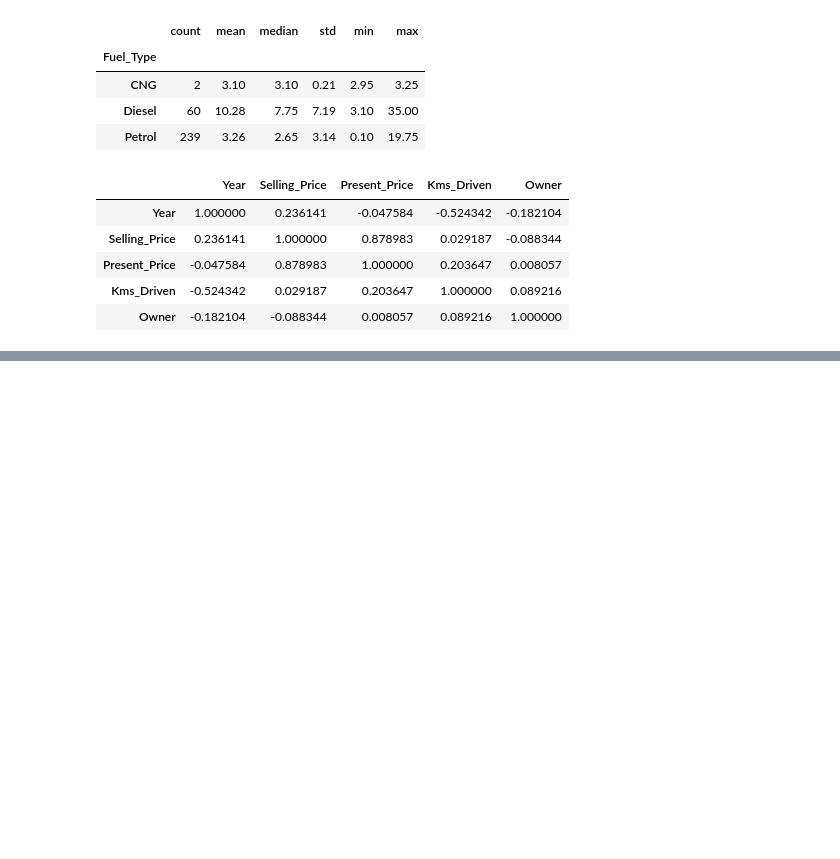
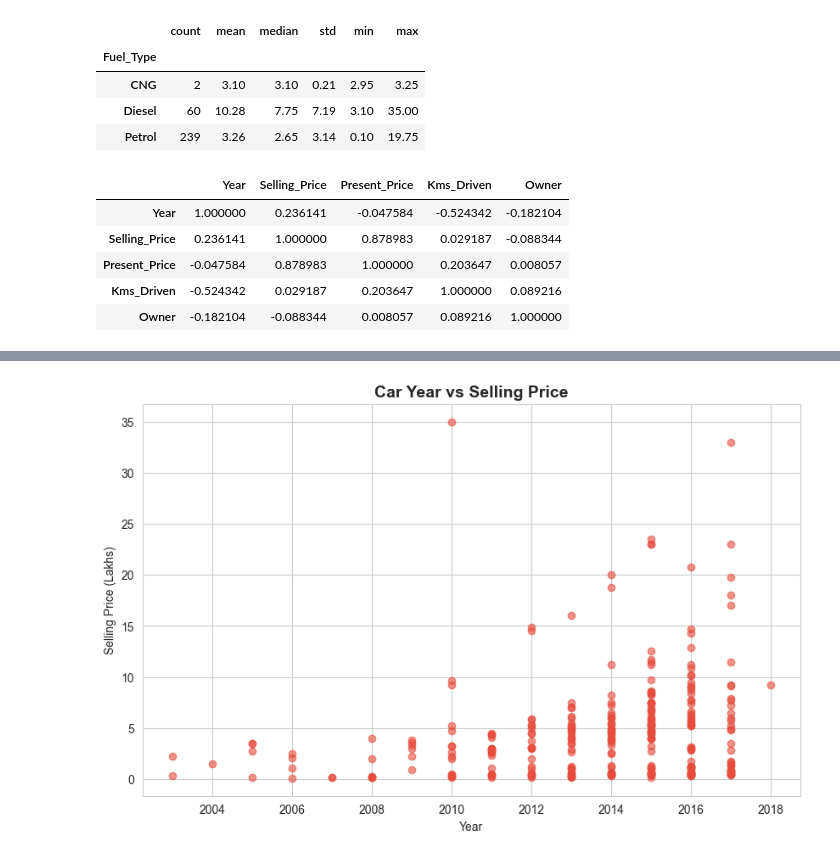
Before and after one commit to jihane01/Cars-price-prediction, a Jupyter notebook: car-price-prediction.ipynb, the cells around one changed output, grey strips where cells are left out. Drawn from its saved outputs; the diff is of its cells as text; code cells hidden in the pictures; blank space fills up the shorter version.

```diff
--- a/car-price-prediction.ipynb
+++ b/car-price-prediction.ipynb
@@ -97,0 +108,10 @@ NameError: name 'car_dataset' is not defined
+# %%
+#Year vs Selling Price
+plt.figure(figsize=(10,6))
+plt.scatter(data['Year'],data['Selling_Price'], alpha=0.6, c='#e74c3c')
+plt.title('Car Year vs Selling Price', fontsize=14, fontweight='bold')
+plt.xlabel('Year')
+plt.ylabel('Selling Price (Lakhs)')
+plt.show()
+# %% [output]
+[figure, added]
```
Also changed, not shown: parts of 7 cells of this notebook.
